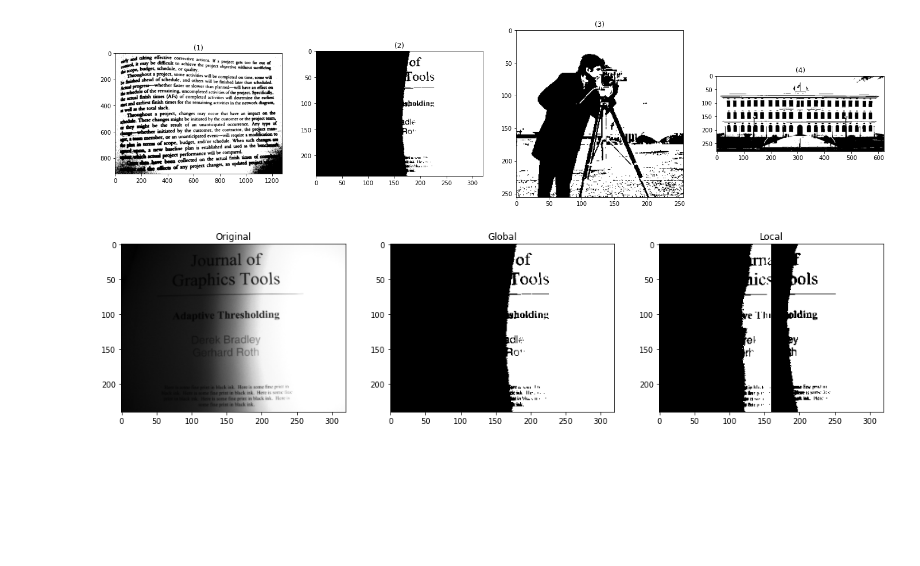
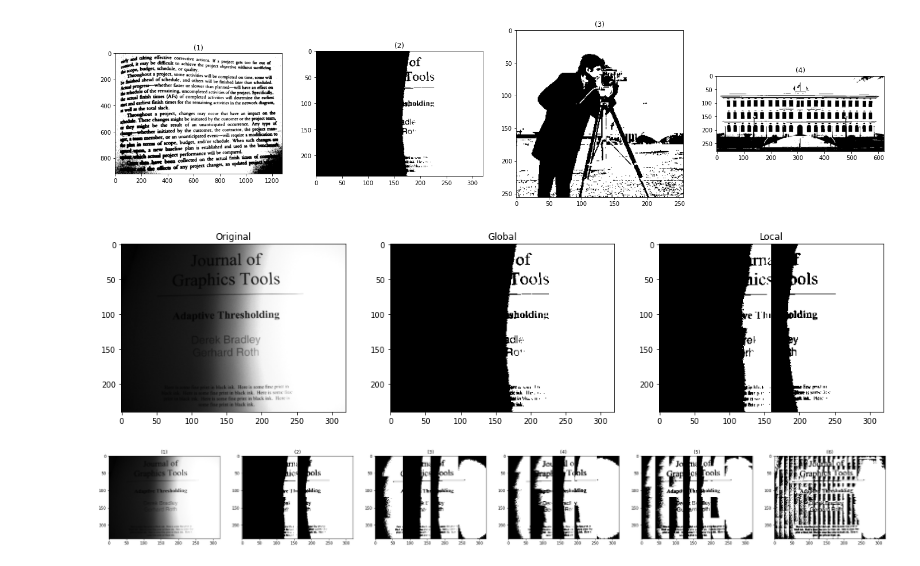
Before and after one commit to aashrafh/CMP362, a Jupyter notebook: Lab8_Segmentation2/Lab_Seg2_STD.ipynb, the cells around one changed output. Drawn from its saved outputs; the diff is of its cells as text; code cells hidden in the pictures; blank space fills up the shorter version.

Commit message:
Implement thresholding into n parts

```diff
--- a/Lab8_Segmentation2/Lab_Seg2_STD.ipynb
+++ b/Lab8_Segmentation2/Lab_Seg2_STD.ipynb
@@ -102,3 +102,32 @@ local[mid_x:N, mid_y:M] = fourth_q
 show_images([book, all_img, local], ['Original', 'Global', 'Local'])
 # %% [output]
 [figure]
+# %%
+def local_thresh(img, n):
+    img = np.copy(img).astype(np.uint8)
+    step = int(np.sqrt(n))
+    x = img.shape[0]//step
+    y = img.shape[1]//step
+    x_indices = [0]
+    y_indices = [0]
+    for i in range(step-1):
+        x_indices.append(x_indices[len(x_indices)-1]+x)
+        y_indices.append(y_indices[len(y_indices)-1]+y)
+    x_indices.append(img.shape[0])
+    y_indices.append(img.shape[1])
+    output = np.zeros(img.shape)
+    for i in range(len(x_indices)-1):
+        for j in range(len(y_indices)-1):
+            thresh = global_thresh(np.copy(img[x_indices[i]:x_indices[i+1], y_indices[j]:y_indices[j+1]]))
+            output[x_indices[i]:x_indices[i+1], y_indices[j]:y_indices[j+1]] = 1.0 * np.copy(img[x_indices[i]:x_indices[i+1], y_indices[j]:y_indices[j+1]]) > thresh
+    return output
+
+img = rgb2gray(io.imread('book.png'))
+res4 = local_thresh(img, 4)
+res16 = local_thresh(img, 16)
+res25 = local_thresh(img, 25)
+res64 = local_thresh(img, 64)
+res100 = local_thresh(img, 512)
+show_images([img, res4, res16, res25, res64, res100])
+# %% [output]
+[figure, added]
```
